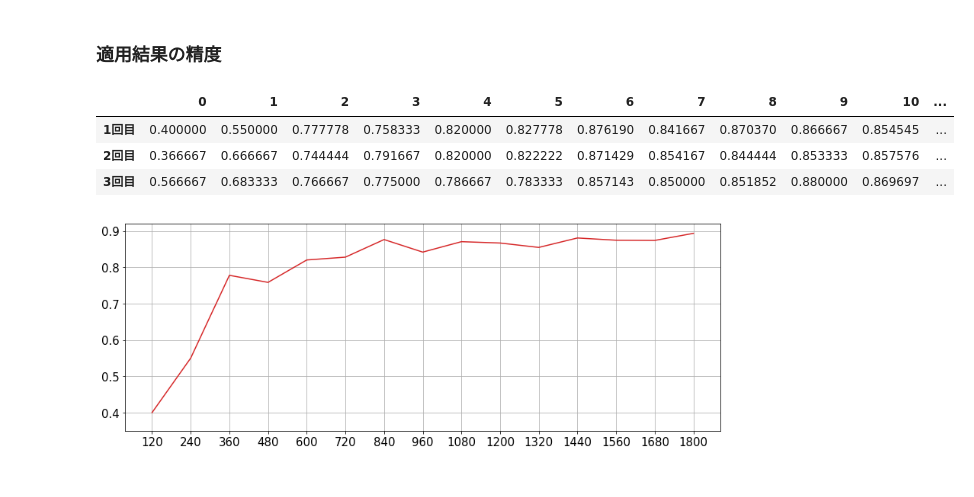
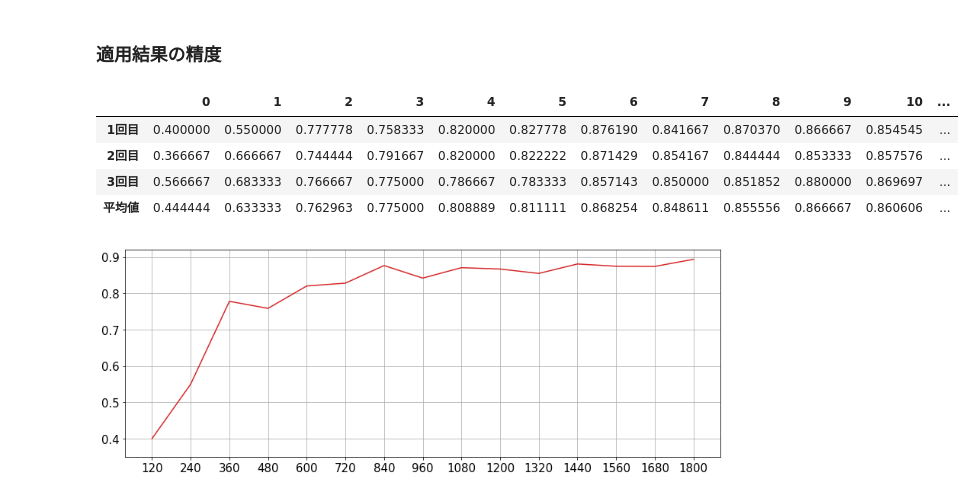
Before and after one commit to takitaki7474/m2-research-prototype, a Jupyter notebook: notebook/eval/result.ipynb, the cells around one changed output. Saved outputs shown, nothing was run; the diff lists cells and outputs as text; code cells hidden in the pictures.

Commit message:
Add mean

```diff
--- a/notebook/eval/result.ipynb
+++ b/notebook/eval/result.ipynb
@@ -24,16 +24,19 @@ for eval_v in eval_list:
 # %%
 from collections import defaultdict
 dic = defaultdict(list)
 y = proposal_accs
+
 for i, (a,b,c) in enumerate(zip(y[0][:15], y[1][:15], y[2][:15])):
-    dic[i] = [a,b,c]
-df = pd.DataFrame(dic, index=["1回目", "2回目", "3回目"])
+    mean = (a+b+c)/3.0
+    dic[i] = [a,b,c, mean]
+df = pd.DataFrame(dic, index=["1回目", "2回目", "3回目", "平均値"])
 df
 # %% [output]
 |  | 0 | 1 | 2 | 3 | 4 | 5 | 6 | 7 | 8 | 9 | 10 | ... |
 | 1回目 | 0.400000 | 0.550000 | 0.777778 | 0.758333 | 0.820000 | 0.827778 | 0.876190 | 0.841667 | 0.870370 | 0.866667 | 0.854545 | ... |
 | 2回目 | 0.366667 | 0.666667 | 0.744444 | 0.791667 | 0.820000 | 0.822222 | 0.871429 | 0.854167 | 0.844444 | 0.853333 | 0.857576 | ... |
 | 3回目 | 0.566667 | 0.683333 | 0.766667 | 0.775000 | 0.786667 | 0.783333 | 0.857143 | 0.850000 | 0.851852 | 0.880000 | 0.869697 | ... |
+| 平均値 | 0.444444 | 0.633333 | 0.762963 | 0.775000 | 0.808889 | 0.811111 | 0.868254 | 0.848611 | 0.855556 | 0.866667 | 0.860606 | ... |
 # %%
 xlist = list(range(1, 16))
 
```
Also changed, not shown: parts of 2 cells of this notebook.
